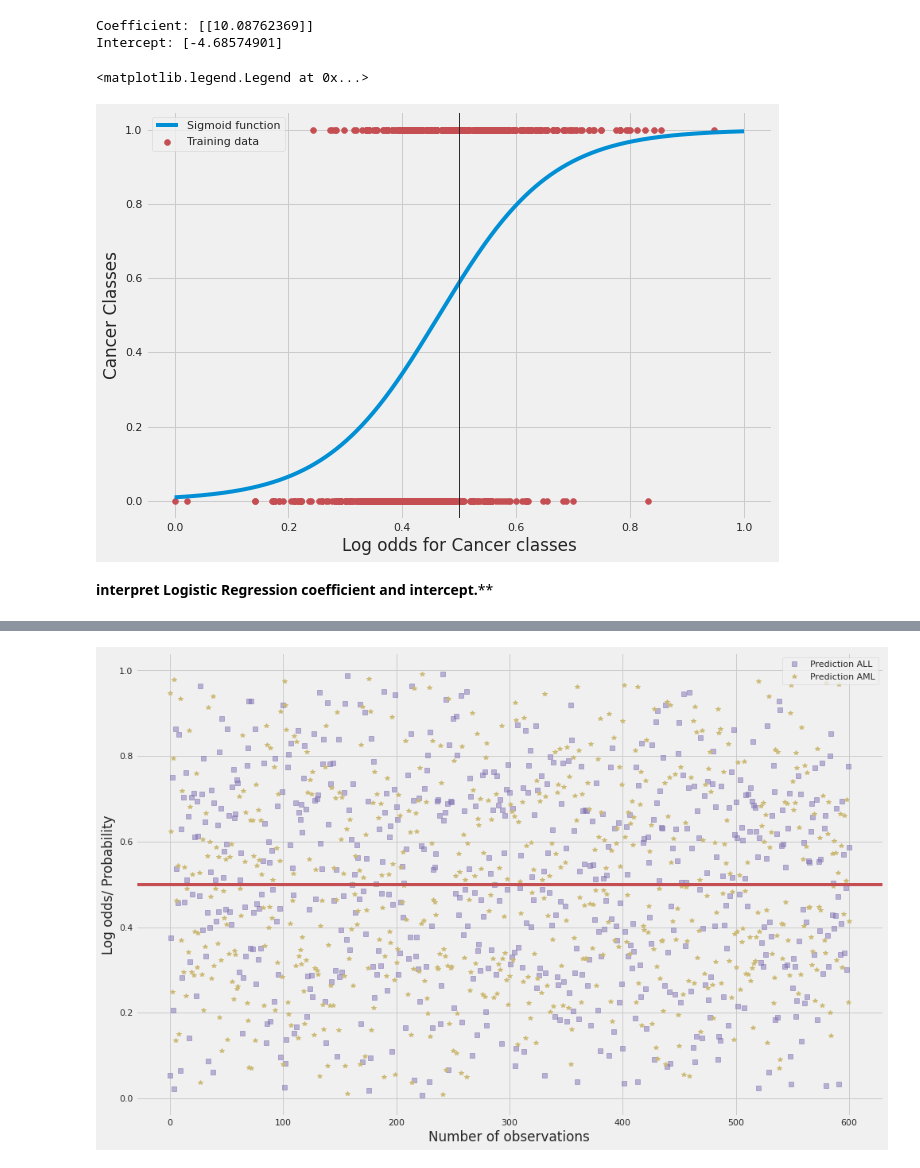
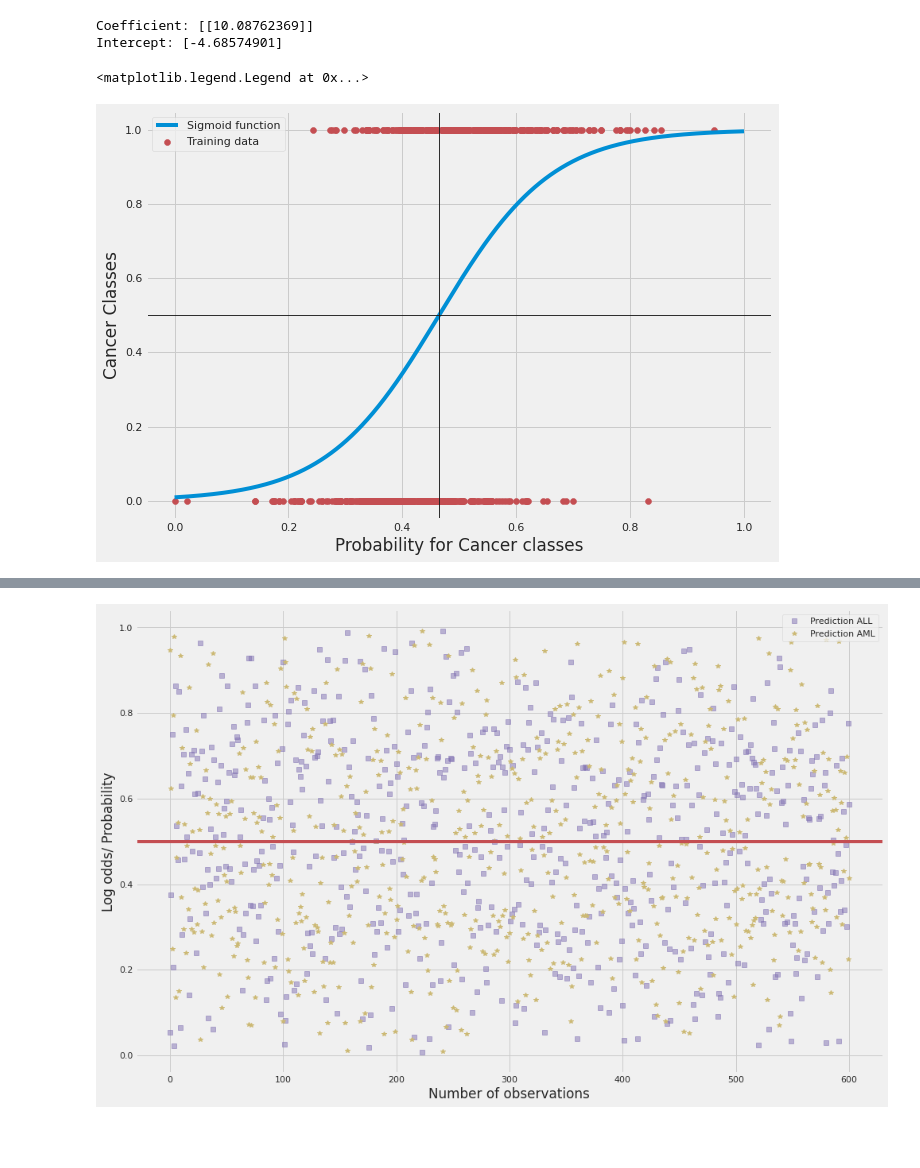
Before and after one commit to Wangsherpa/homeworks, a Jupyter notebook: Homework-3/Homework-3-student.ipynb, the cells around one changed output, grey strips where cells are left out. Drawn from its saved outputs; the diff is of its cells as text; code cells hidden in the pictures; blank space fills up the shorter version.

```diff
--- a/Homework-3/Homework-3-student.ipynb
+++ b/Homework-3/Homework-3-student.ipynb
@@ -301,14 +306,13 @@ y = sigmoid(x)
 # %%
 y_ = y.reshape(-1, 1)
 plt.figure(figsize=(10, 7))
 plt.scatter(x_train, y_train, color='r', label="Training data")
 plt.plot(x, y_, label='Sigmoid function')
-plt.axvline(0.5, color='k', linewidth=0.9)
-plt.xlabel("Log odds for Cancer classes")
+plt.axhline(0.5, color='k', linewidth=0.9)
+plt.axvline(-intercept/coef, color='k', linewidth=0.9)
+plt.xlabel("Probability for Cancer classes")
 plt.ylabel("Cancer Classes") # need to label at y =0 and y =1 as ALL class and AML class
 plt.legend()
 # %% [output]
 <matplotlib.legend.Legend at 0x...>
-[figure, old version]
+[figure, new version]
-# %% [markdown]
-**interpret Logistic Regression coefficient and intercept.****
```
Also changed, not shown: parts of 31 cells of this notebook.
